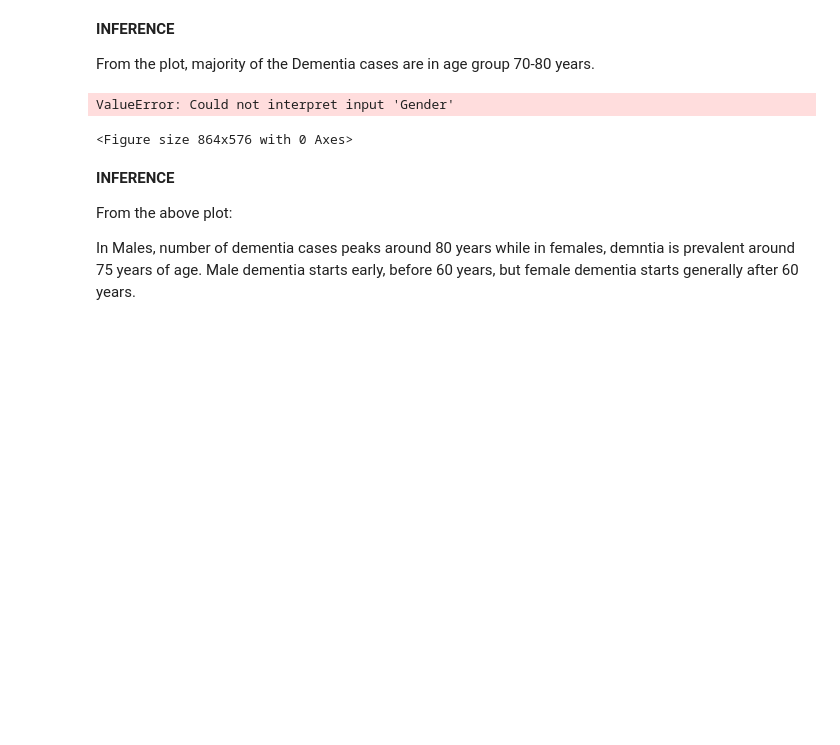
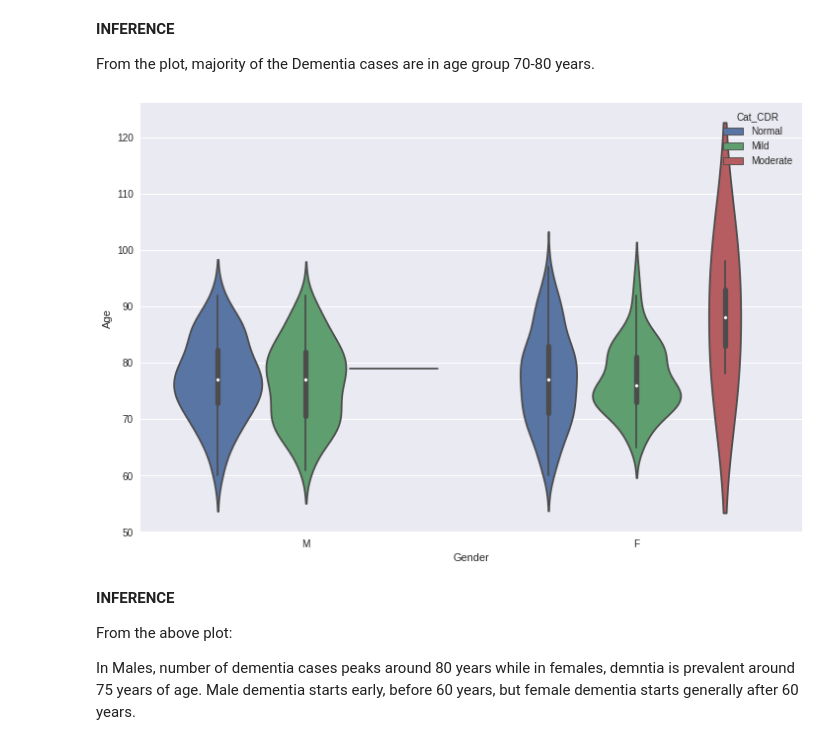
Before and after one commit to Tiamiyu1/HDSC-Premiere-Project-Team_PCA-, a Jupyter notebook: Model Building/Final_Model.ipynb, the cells around one changed output. Drawn from its saved outputs; the diff is of its cells as text; code cells hidden in the pictures; blank space fills up the shorter version.

```diff
--- a/Model Building/Final_Model.ipynb
+++ b/Model Building/Final_Model.ipynb
@@ -504,11 +508,10 @@ cat_comparison_plot('Age_group')
 From the plot, majority of the Dementia cases are in age group 70-80 years.
 # %%
 plt.figure(figsize=(12, 8))
-ax = sns.violinplot(x="Gender", y="Age",hue="Cat_CDR", df=df)
+ax = sns.violinplot(x="Gender", y="Age",hue="Cat_CDR", data=df)
 plt.show()
 # %% [output]
-ValueError: Could not interpret input 'Gender'
-<Figure size 864x576 with 0 Axes>
+[figure, added]
 # %% [markdown]
 **INFERENCE**
 
```
Also changed, not shown: parts of 36 cells of this notebook.
